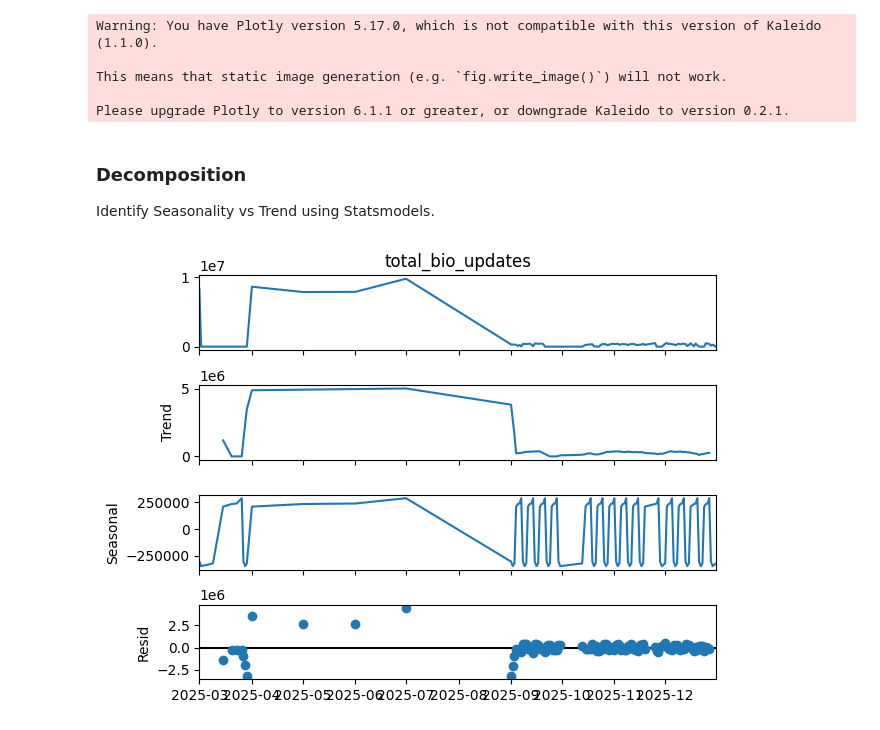
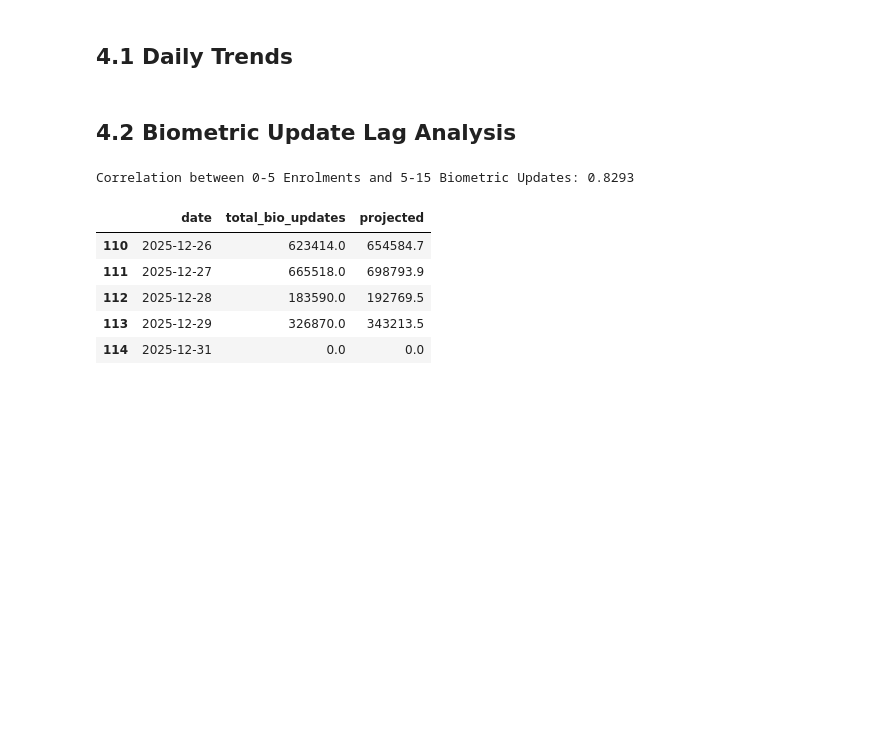
Before and after one commit to Kaustab2003/Aadhaar-Pulse-AI, a Jupyter notebook: notebooks/04_trend_analysis.ipynb, the cells around one changed output. Drawn from its saved outputs; the diff is of its cells as text; code cells hidden in the pictures; blank space fills up the shorter version.

```diff
--- a/notebooks/04_trend_analysis.ipynb
+++ b/notebooks/04_trend_analysis.ipynb
@@ -2,0 +3,13 @@
+# %%
+import sys
+import os
+import pandas as pd
+import warnings
+warnings.filterwarnings('ignore')
+
+# Add project root to sys.path
+project_root = os.path.abspath(os.path.join(os.getcwd(), '..'))
+if project_root not in sys.path:
+    sys.path.append(project_root)
+
+print(f"Project Root: {project_root}")
@@ -2,0 +20,10 @@
+# %%
+# Load Processed Data
+processed_path = os.path.join(project_root, 'data', 'processed', 'merged_master_table.csv')
+if os.path.exists(processed_path):
+    df = pd.read_csv(processed_path)
+    if 'date' in df.columns:
+        df['date'] = pd.to_datetime(df['date'])
+    print(f"Data Loaded: {df.shape}")
+else:
+    print("Error: Processed data not found. Please run run_pipeline.py first.")
@@ -3,38 +32,27 @@
+# %% [markdown]
+## 4.1 Daily Trends
 # %%
-import pandas as pd
-import plotly.express as px
-import os
-
-processed_path = os.path.join("..", "data", "processed", "merged_master_table.csv")
-df = pd.read_csv(processed_path)
-df['date'] = pd.to_datetime(df['date'])
-
-# Daily Aggregation
+# Aggregating daily
 daily_trend = df.groupby('date')[['total_enrolment', 'total_bio_updates', 'total_demo_updates']].sum().reset_index()
 
-fig = px.line(daily_trend, x='date', y=['total_enrolment', 'total_bio_updates', 'total_demo_updates'], title="National Daily Trends")
+fig = px.line(daily_trend, x='date', y=['total_enrolment', 'total_bio_updates', 'total_demo_updates'],
+              title="National Daily Updates Trend")
 fig.show()
-# %% [output]
-Warning: You have Plotly version 5.17.0, which is not compatible with this version of Kaleido (1.1.0).
-
-This means that static image generation (e.g. `fig.write_image()`) will not work.
-
-Please upgrade Plotly to version 6.1.1 or greater, or downgrade Kaleido to version 0.2.1.
-# %% [markdown]
-### Decomposition
-Identify Seasonality vs Trend using Statsmodels.
-# %%
-from statsmodels.tsa.seasonal import seasonal_decompose
-import matplotlib.pyplot as plt
-
-# Check if we have enough days
-if len(daily_trend) > 10:
-    ts = daily_trend.set_index('date')['total_bio_updates']
-    # Use period=7 for weekly seasonality
-    result = seasonal_decompose(ts, model='additive', period=min(7, len(ts)//2))
-    result.plot()
-    plt.show()
-else:
-    print("Not enough data points for seasonal decomposition.")
-# %% [output]
-[figure, removed]
+# %% [markdown]
+## 4.2 Biometric Update Lag Analysis
+# %%
+from src.analytics import biometric_update_analysis
+
+corr = biometric_update_analysis.analyze_mandatory_update_lag(df)
+print(f"Correlation between 0-5 Enrolments and 5-15 Biometric Updates: {corr:.4f}")
+
+forecast_simple = biometric_update_analysis.forecast_bio_demand_simple(df)
+display(forecast_simple.tail())
+# %% [output]
+Correlation between 0-5 Enrolments and 5-15 Biometric Updates: 0.8293
+|  | date | total_bio_updates | projected |
+| 110 | 2025-12-26 | 623414.0 | 654584.7 |
+| 111 | 2025-12-27 | 665518.0 | 698793.9 |
+| 112 | 2025-12-28 | 183590.0 | 192769.5 |
+| 113 | 2025-12-29 | 326870.0 | 343213.5 |
+| 114 | 2025-12-31 | 0.0 | 0.0 |
```
Also changed, not shown: parts of 4 cells of this notebook, 17 other files.
